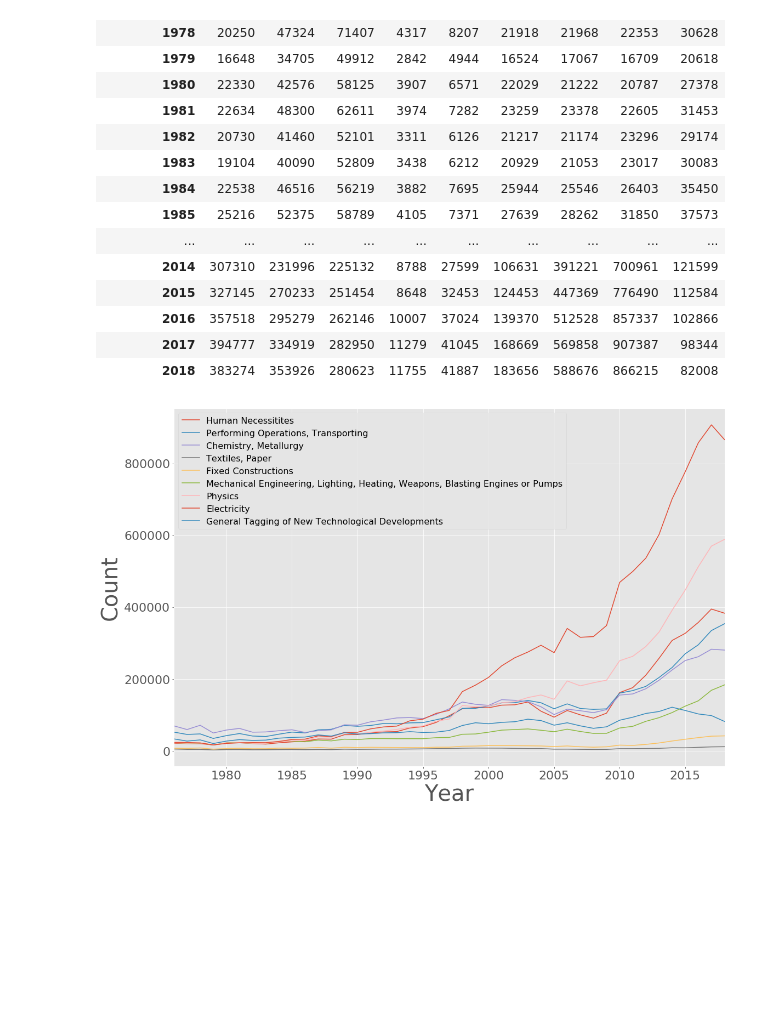
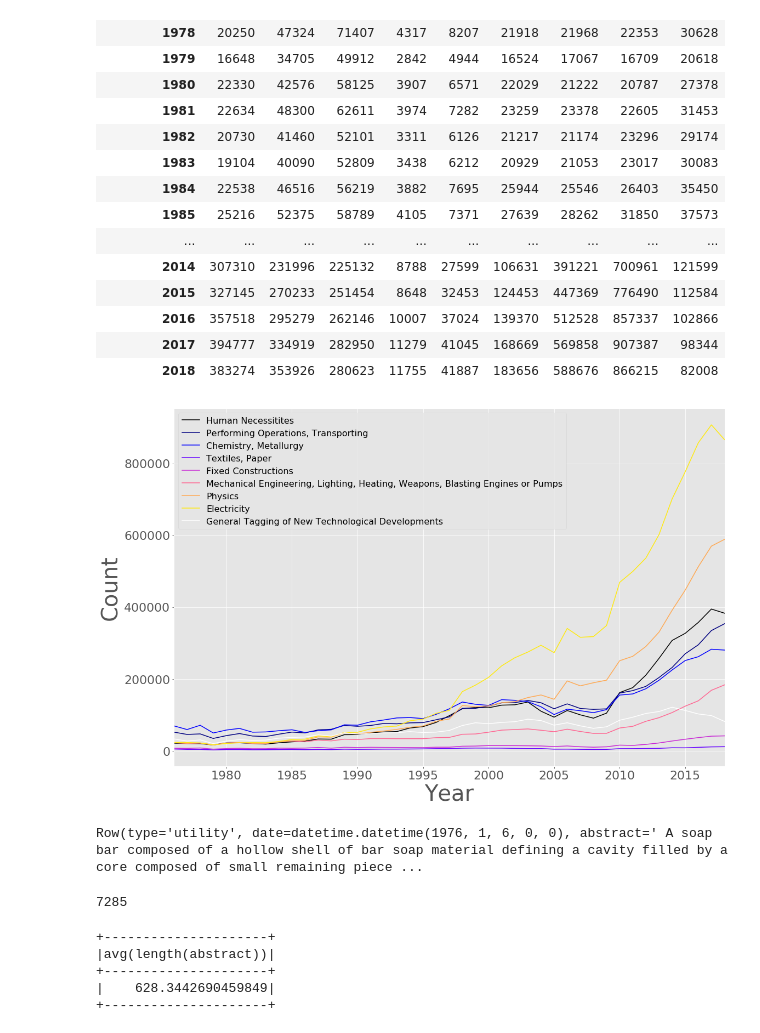
Before and after one commit to LawrenceGlenn/Exploration_of_Patent_Data, a Jupyter notebook: Topic_Analysis_by_year.ipynb, the cells around one changed output. Saved outputs shown, nothing was run; the diff lists cells and outputs as text; code cells hidden in the pictures; blank space fills up the shorter version.

```diff
--- a/Topic_Analysis_by_year.ipynb
+++ b/Topic_Analysis_by_year.ipynb
@@ -249,14 +249,17 @@ pd_year_vs_group[:-1]
 | 2017 | 394777 | 334919 | 282950 | 11279 | 41045 | 168669 | 569858 | 907387 | 98344 |
 | 2018 | 383274 | 353926 | 280623 | 11755 | 41887 | 183656 | 588676 | 866215 | 82008 |
 # %%
-(A = Human Necessitites, B = Performing Operations; Transporting, C = Chemistry; Metallurgy, D = Textiles; Paper, E = Fixed Constructions, F = Mechanical Engineering; Lighting; Heating; Weapons; Blasting Engines or Pumps, G = Physics, H = Electricity, Y = General Tagging of New Technological Developments)
+fig,ax = plt.subplots(figsize=(18,12))
+pd_year_vs_group[:-1].plot(ax=ax,cmap=plt.get_cmap("gnuplot2"))
+ax.legend(["Human Necessitites", "Performing Operations, Transporting", "Chemistry, Metallurgy","Textiles, Paper", "Fixed Constructions", "Mechanical Engineering, Lighting, Heating, Weapons, Blasting Engines or Pumps", "Physics", "Electricity", "General Tagging of New Technological Developments"]
+         ,fontsize=16);
+ax.set_xlabel('Year', fontsize=40)
+ax.set_ylabel('Count', fontsize=40)
+ax.tick_params(axis='both', which='major', labelsize=22)
+plt.savefig("count_sections_per_year.jpg")
+# %% [output]
+[figure, added]
-# %%
-fig,ax = plt.subplots(figsize=(18,12))
-pd_year_vs_group[:-1].plot(ax=ax)
-ax.legend(["Human Necessitites", "Performing Operations, Transporting", "Chemistry, Metallurgy","Textiles, Paper", "Fixed Constructions", "Mechanical Engineering, Lighting, Heating, Weapons, Blasting Engines or Pumps", "Physics", "Electricity", "General Tagging of New Technological Developments"]
-         ,fontsize=16);
-ax.set_xlabel('Year', fontsize=40)
-ax.set_ylabel('Count', fontsize=40)
-ax.tick_params(axis='both', which='major', labelsize=22)
-# %% [output]
-[figure, removed]
+# %%
+df_with_groups.head()
+# %% [output]
+Row(type='utility', date=datetime.datetime(1976, 1, 6, 0, 0), abstract=' A soap bar composed of a hollow shell of bar soap material defining a cavity filled by a core composed of small remaining piece ...
@@ -262,0 +268,13 @@ ax.tick_params(axis='both', which='major', labelsize=22)
+# %%
+df_2019_A.count()
+# %% [output]
+7285
+# %%
+from pyspark.sql.functions import avg, length, mean
+df_2019_A.agg(mean(length(col("abstract")))).show()
+# %% [output]
++---------------------+
+|avg(length(abstract))|
++---------------------+
+|    628.3442690459849|
++---------------------+
```
Also changed, not shown: parts of 13 cells of this notebook, 2 other files.
